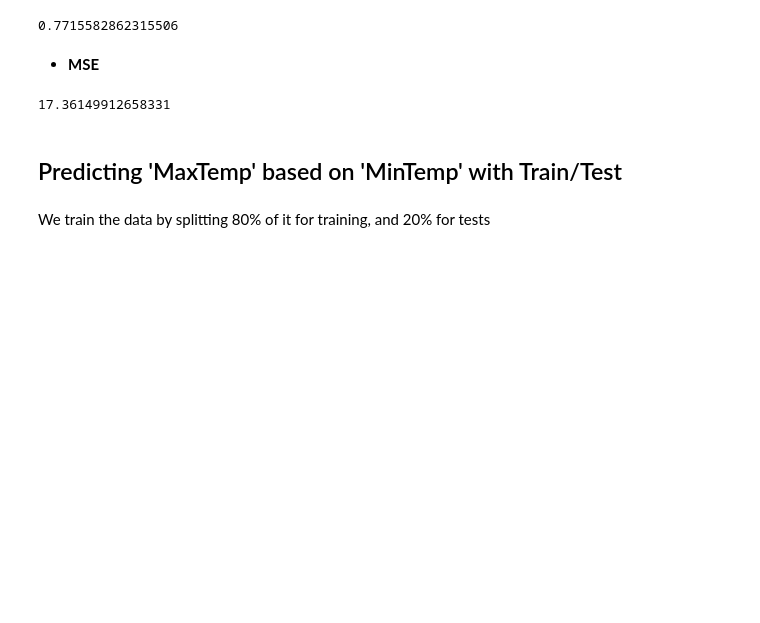
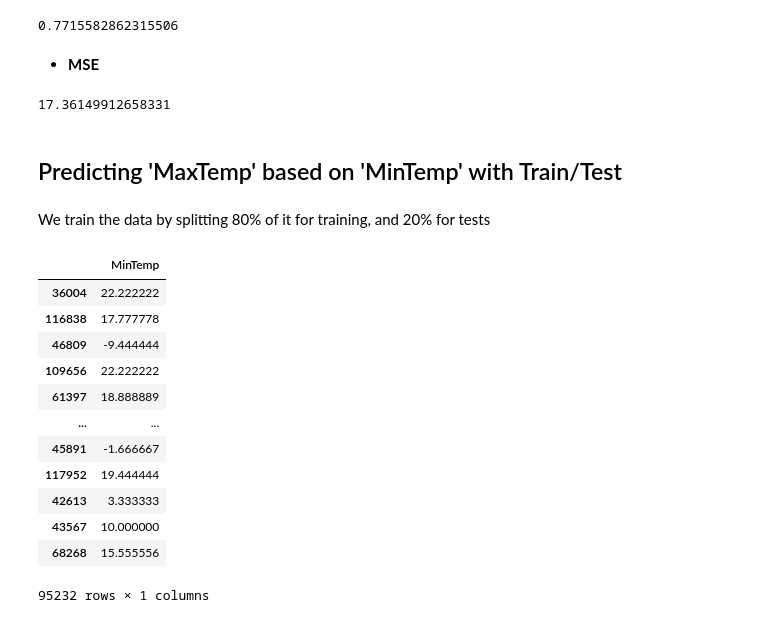
Before and after one commit to chikoungoun/IBM-Courses, a Jupyter notebook: xSklearn/Aerial Bombing - Toward Datascience.ipynb, the cells around one changed output. Drawn from its saved outputs; the diff is of its cells as text; code cells hidden in the pictures; blank space fills up the shorter version.

```diff
--- a/xSklearn/Aerial Bombing - Toward Datascience.ipynb
+++ b/xSklearn/Aerial Bombing - Toward Datascience.ipynb
@@ -159,0 +160,16 @@ X_train, Y_test, Y_train,Y_test = train_test_split(X,Y,test_size=0.2,random_stat
+# %%
+X_train
+# %% [output]
+|  | MinTemp |
+| 36004 | 22.222222 |
+| 116838 | 17.777778 |
+| 46809 | -9.444444 |
+| 109656 | 22.222222 |
+| 61397 | 18.888889 |
+| ... | ... |
+| 45891 | -1.666667 |
+| 117952 | 19.444444 |
+| 42613 | 3.333333 |
+| 43567 | 10.000000 |
+| 68268 | 15.555556 |
+95232 rows × 1 columns
```
Also changed, not shown: parts of 15 cells of this notebook.
